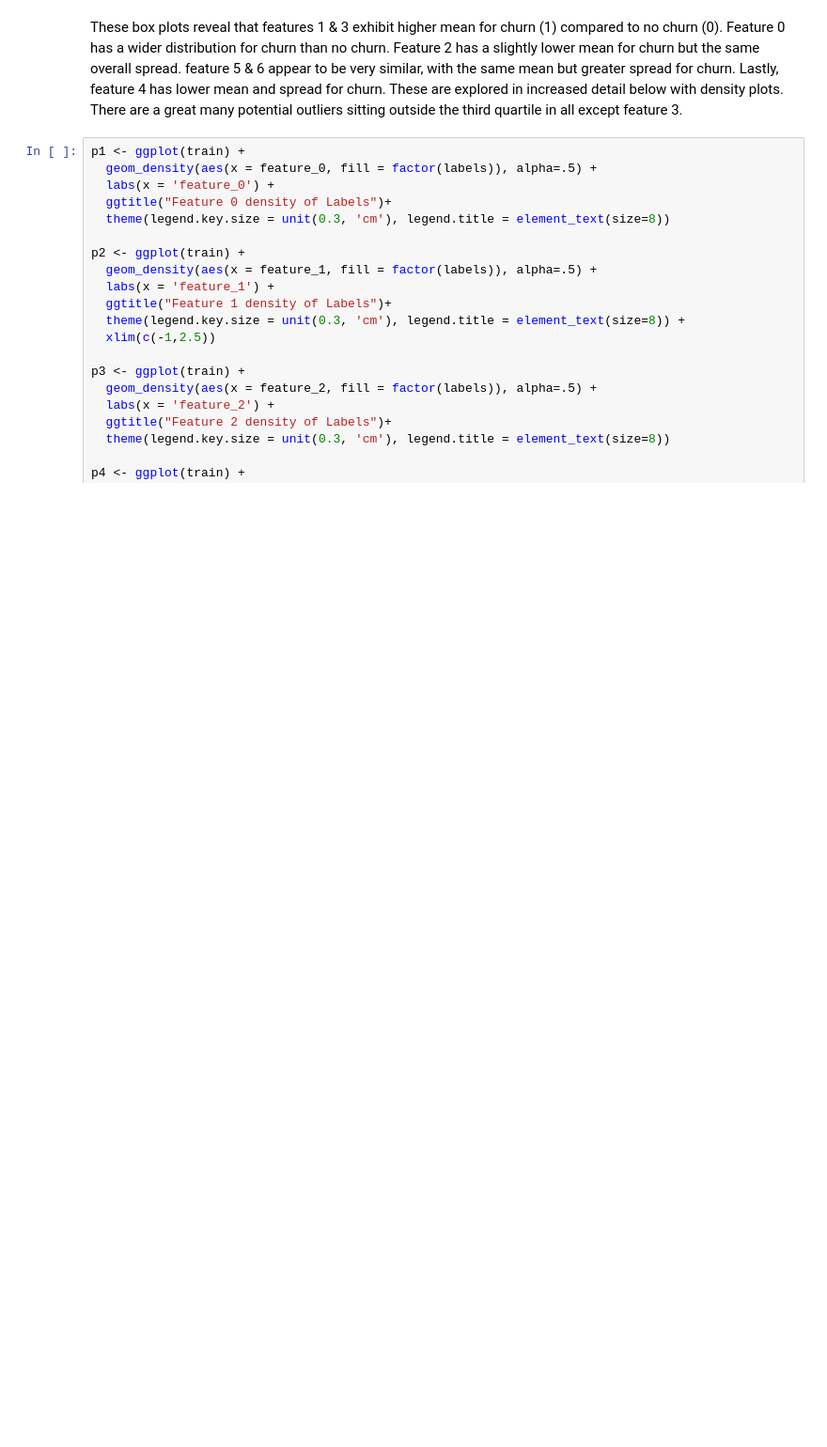
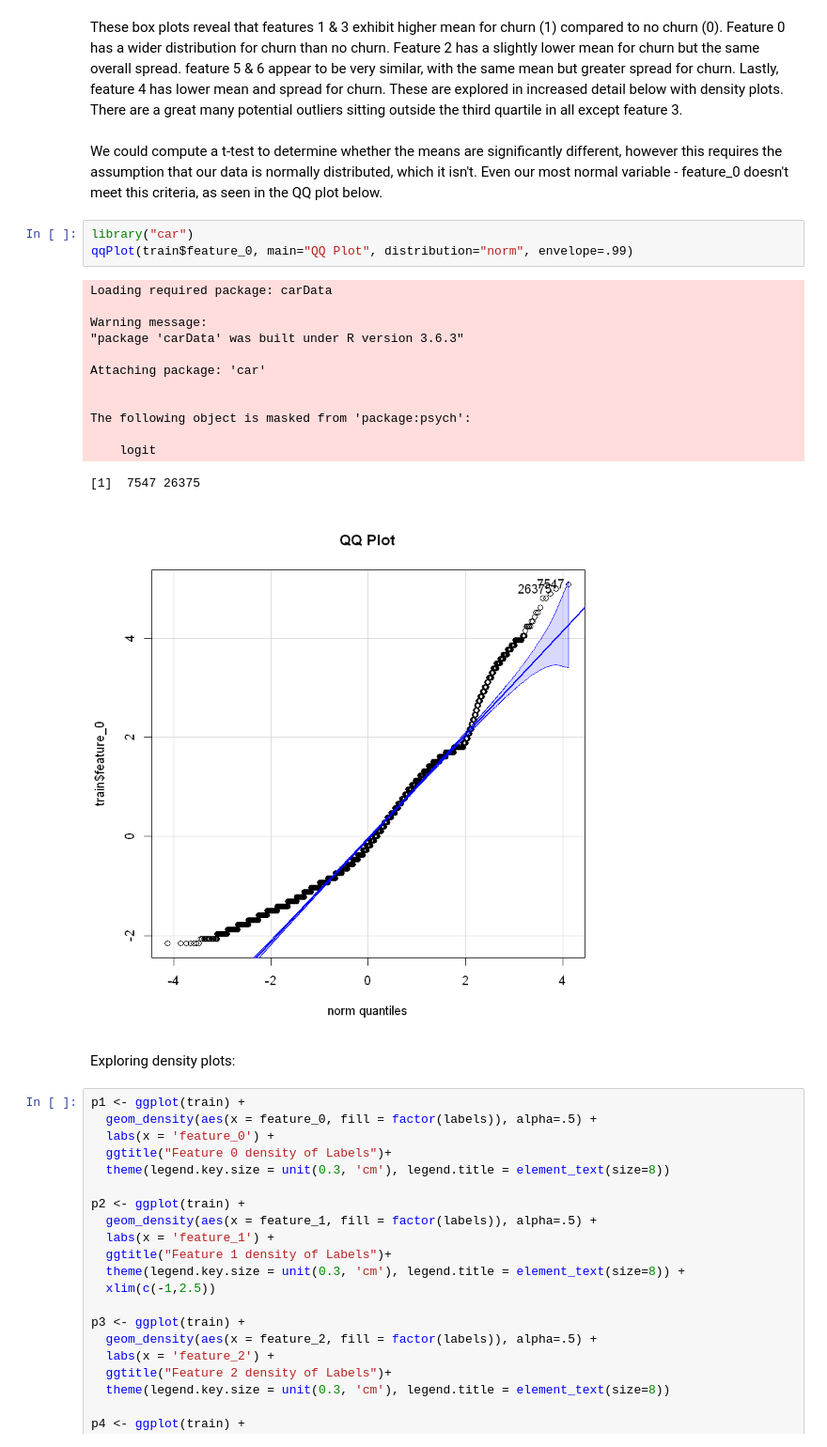
Before and after one commit to 20spaghetti/Customer-Churn-Prediction, a Jupyter notebook: Customer Churn Prediction.ipynb, the cells around one changed output. Shown at 94% size. Saved outputs shown, nothing was run; the diff lists cells and outputs as text; blank space fills up the shorter version.

```diff
--- a/Customer Churn Prediction.ipynb
+++ b/Customer Churn Prediction.ipynb
@@ -558,6 +560,27 @@ Warning message:
 [figure]
 # %% [markdown]
 These box plots reveal that features 1 & 3 exhibit higher mean for churn (1) compared to no churn (0). Feature 0 has a wider distribution for churn than no churn. Feature 2 has a slightly lower mean for churn but the same overall spread. feature 5 & 6 appear to be very similar, with the same mean but greater spread for churn. Lastly, feature 4 has lower mean and spread for churn. These are explored in increased detail below with density plots. There are a great many potential outliers sitting outside the third quartile in all except feature 3.
+# %% [markdown]
+We could compute a t-test to determine whether the means are significantly different, however this requires the assumption that our data is normally distributed, which it isn't. Even our most normal variable - feature_0 doesn't meet this criteria, as seen in the QQ plot below.
+# %%
+library("car")
+qqPlot(train$feature_0, main="QQ Plot", distribution="norm", envelope=.99)
+# %% [output]
+Loading required package: carData
+
+Warning message:
+"package 'carData' was built under R version 3.6.3"
+
+Attaching package: 'car'
+
+
+The following object is masked from 'package:psych':
+
+    logit
+[1]  7547 26375
+[figure, added]
+# %% [markdown]
+Exploring density plots:
 # %%
 p1 <- ggplot(train) +
   geom_density(aes(x = feature_0, fill = factor(labels)), alpha=.5) +
```
Also changed, not shown: parts of 67 cells of this notebook.
